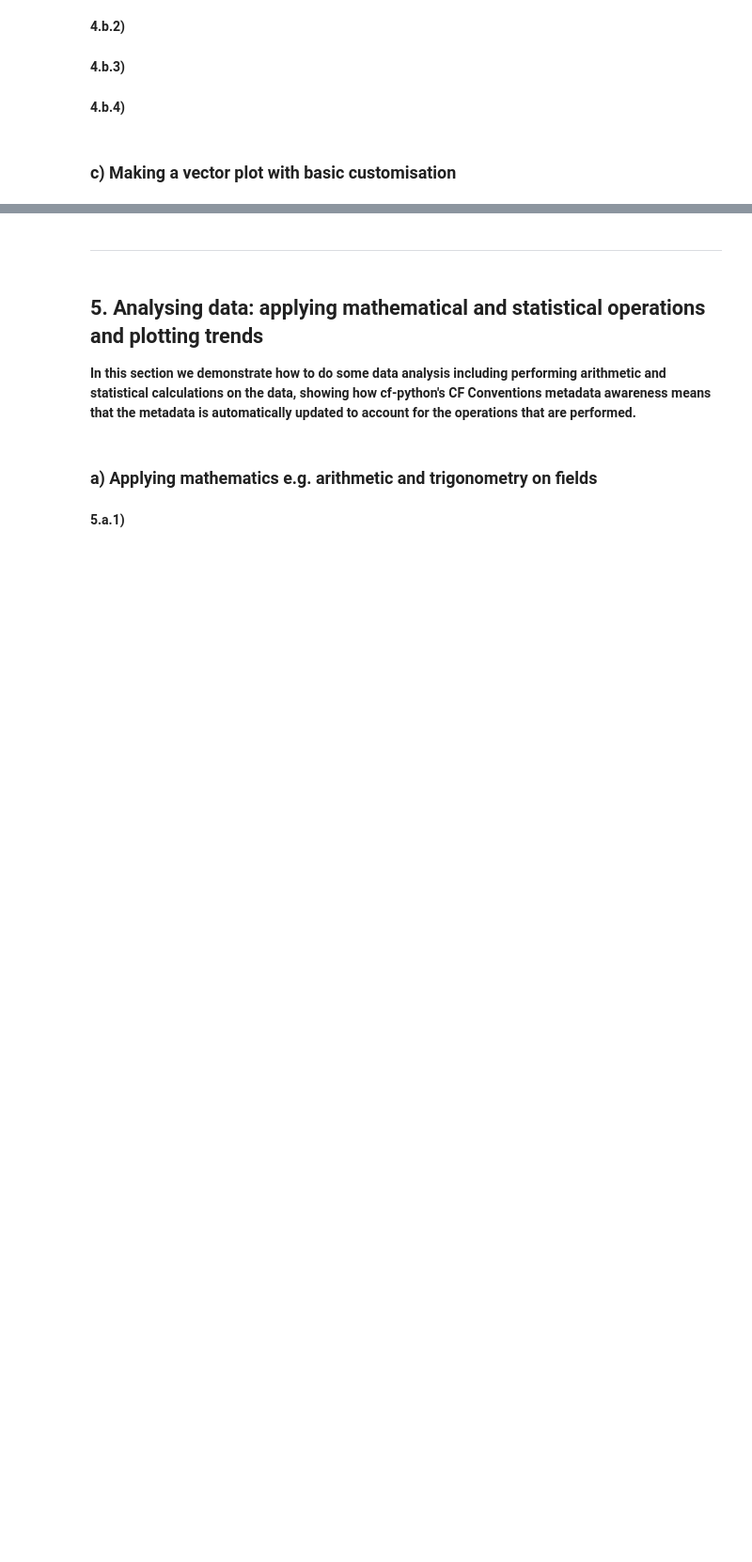
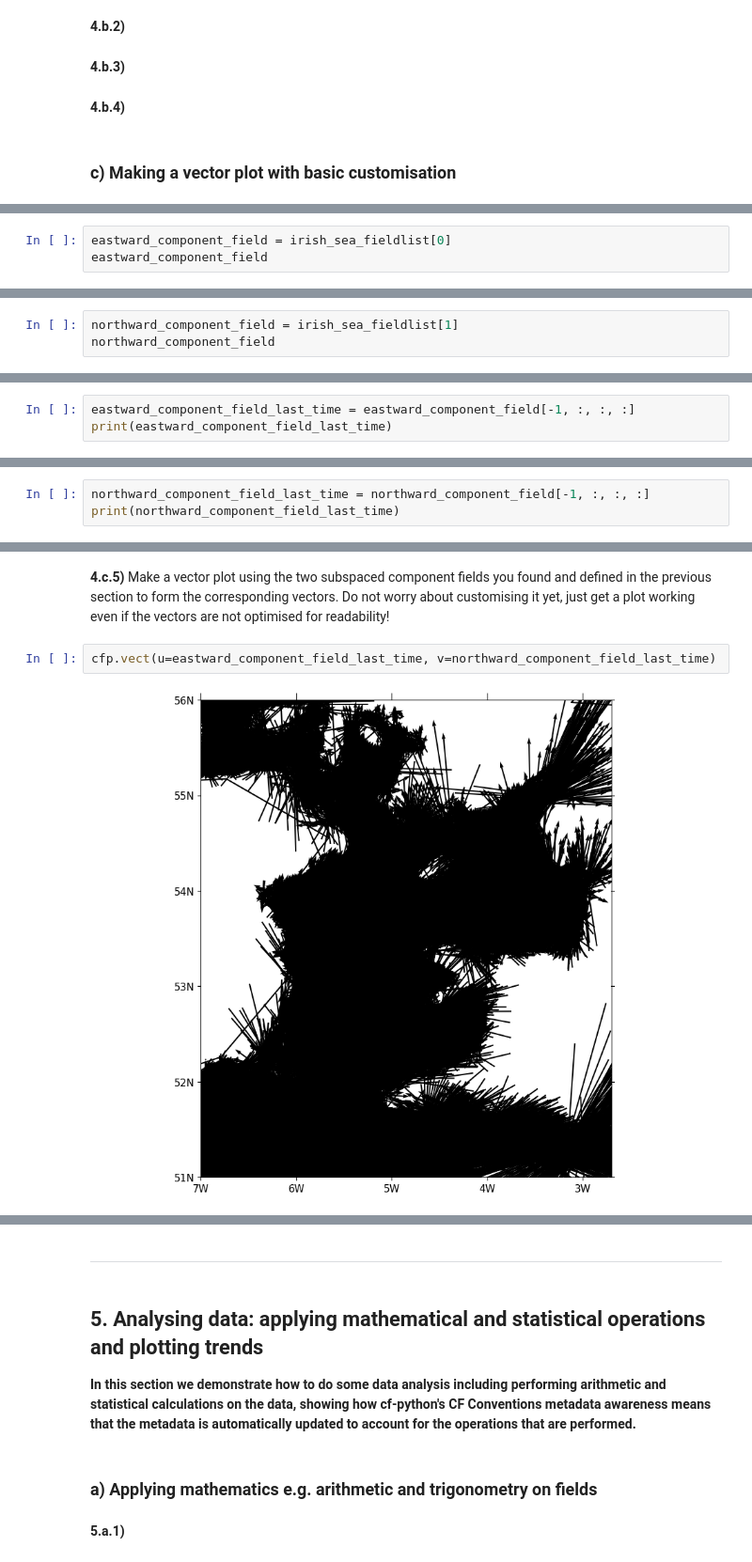
Before and after one commit to NCAS-CMS/cf-tools-training, a Jupyter notebook: new_course/practical_for_intro_to_ncas_cf_data_tools.ipynb, the cells around one changed output, grey strips where cells are left out. Shown at 94% size. Saved outputs shown, nothing was run; the diff lists cells and outputs as text; blank space fills up the shorter version.

Commit message:
Populate section (4c) of new course practical notebook

```diff
--- a/new_course/practical_for_intro_to_ncas_cf_data_tools.ipynb
+++ b/new_course/practical_for_intro_to_ncas_cf_data_tools.ipynb
@@ -460,0 +478,3 @@ precip_1D_yearly.nc                        wapAMIPlcd_DJF.nc
+# %%
+eastward_component_field = irish_sea_fieldlist[0]
+eastward_component_field
@@ -460,0 +483,3 @@ precip_1D_yearly.nc                        wapAMIPlcd_DJF.nc
+# %%
+northward_component_field = irish_sea_fieldlist[1]
+northward_component_field
@@ -460,0 +501,3 @@ precip_1D_yearly.nc                        wapAMIPlcd_DJF.nc
+# %%
+eastward_component_field_last_time = eastward_component_field[-1, :, :, :]
+print(eastward_component_field_last_time)
@@ -460,0 +513,3 @@ precip_1D_yearly.nc                        wapAMIPlcd_DJF.nc
+# %%
+northward_component_field_last_time = northward_component_field[-1, :, :, :]
+print(northward_component_field_last_time)
@@ -460,0 +525,6 @@ precip_1D_yearly.nc                        wapAMIPlcd_DJF.nc
+# %% [markdown]
+**4.c.5)** Make a vector plot using the two subspaced component fields you found and defined in the previous section to form the corresponding vectors. Do not worry about customising it yet, just get a plot working even if the vectors are not optimised for readability!
+# %%
+cfp.vect(u=eastward_component_field_last_time, v=northward_component_field_last_time)
+# %% [output]
+[figure, added]
```
Also changed, not shown: parts of 26 cells of this notebook.
